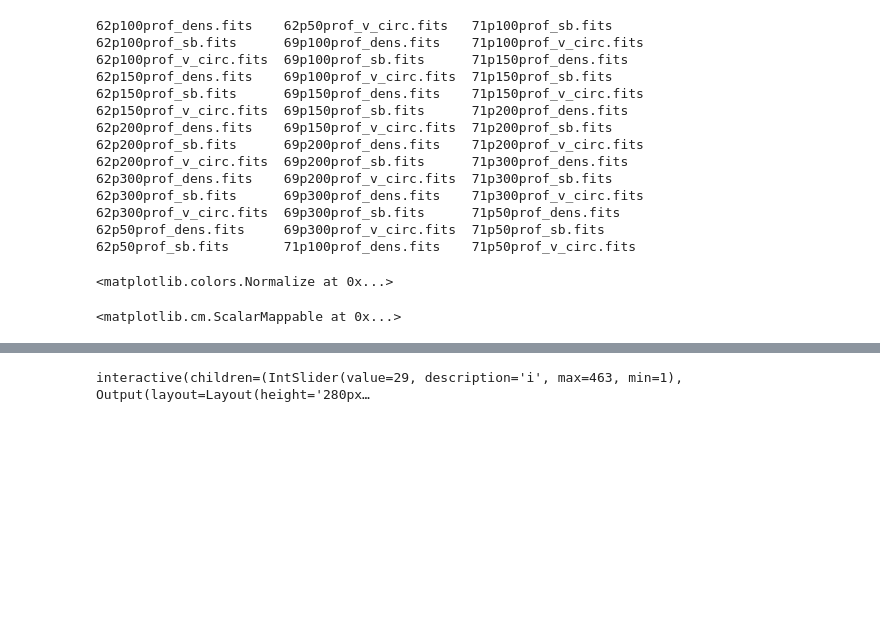
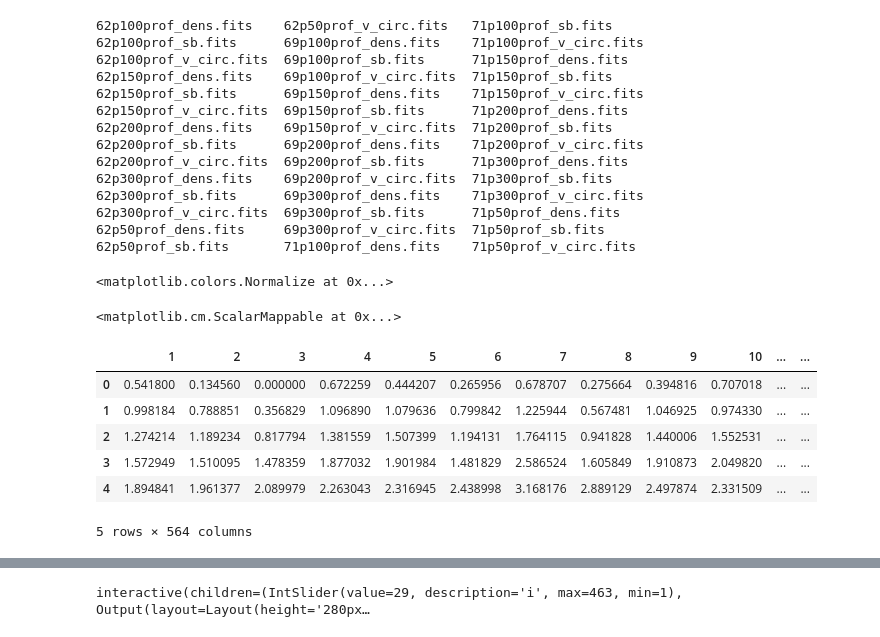
Before and after one commit to elehcim/simulation, a Jupyter notebook: ng_ana/ProfilesExplorer.ipynb, the cells around one changed output, grey strips where cells are left out. Saved outputs shown, nothing was run; the diff lists cells and outputs as text; code cells hidden in the pictures; blank space fills up the shorter version.

```diff
--- a/ng_ana/ProfilesExplorer.ipynb
+++ b/ng_ana/ProfilesExplorer.ipynb
@@ -57,6 +61,16 @@ norm = matplotlib.colors.Normalize(vmin=1,vmax=492)
 # print m.to_rgba(x)
 # %%
 df = tbl.to_pandas()
+# %%
+df.head()
+# %% [output]
+|  | 1 | 2 | 3 | 4 | 5 | 6 | 7 | 8 | 9 | 10 | ... | ... |
+| 0 | 0.541800 | 0.134560 | 0.000000 | 0.672259 | 0.444207 | 0.265956 | 0.678707 | 0.275664 | 0.394816 | 0.707018 | ... | ... |
+| 1 | 0.998184 | 0.788851 | 0.356829 | 1.096890 | 1.079636 | 0.799842 | 1.225944 | 0.567481 | 1.046925 | 0.974330 | ... | ... |
+| 2 | 1.274214 | 1.189234 | 0.817794 | 1.381559 | 1.507399 | 1.194131 | 1.764115 | 0.941828 | 1.440006 | 1.552531 | ... | ... |
+| 3 | 1.572949 | 1.510095 | 1.478359 | 1.877032 | 1.901984 | 1.481829 | 2.586524 | 1.605849 | 1.910873 | 2.049820 | ... | ... |
+| 4 | 1.894841 | 1.961377 | 2.089979 | 2.263043 | 2.316945 | 2.438998 | 3.168176 | 2.889129 | 2.497874 | 2.331509 | ... | ... |
+5 rows × 564 columns
 # %%
 for i in range(1, len(tbl.columns)-2, 10):
     if str(i) in tbl.colnames:
```
Also changed, not shown: parts of 12 cells of this notebook, 6 other files.
